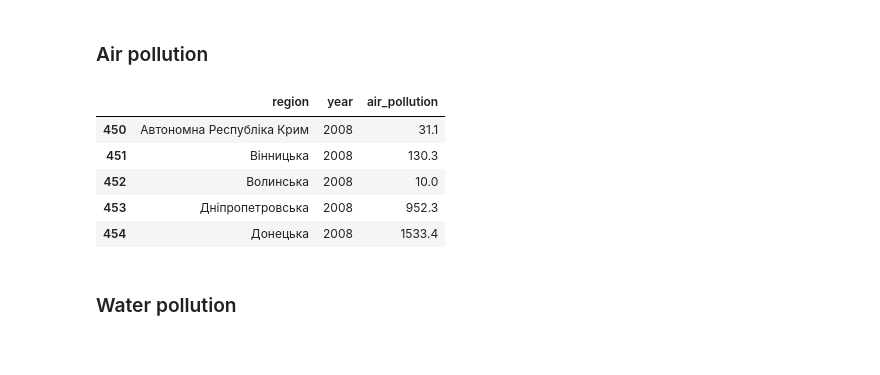
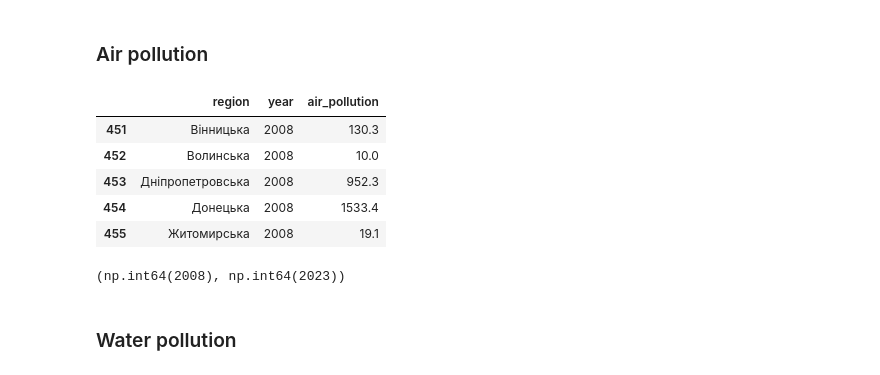
Before and after one commit to Zhukowych/cancer_incidence, a Jupyter notebook: final_dataset/merging.ipynb, the cells around one changed output. Cells and saved outputs as stored; diff of their text form; code cells hidden in the pictures.

```diff
--- a/final_dataset/merging.ipynb
+++ b/final_dataset/merging.ipynb
@@ -2,6 +3,9 @@
 import pandas as pd
 # %% [markdown]
 # Components
+# %%
+exclude_regions = ['Автономна pеспубліка Крим', 'м.Київ', 'м.Севастополь', 'АР Крим', 'Автономна Республіка Крим', 'Автономна \nРеспубліка Крим',
+                   'Автономна\r\n Республіка Крим', 'Севастополь', 'Київ']
 # %% [markdown]
 ### Incidence by region and age groups
 # %%
@@ -92,17 +103,24 @@ equipment_df.head()
 # %%
 air_pollution_df = pd.read_csv("air_polution.csv")
 air_pollution_df = air_pollution_df.rename(columns={'Region': 'region'})
 
 air_pollution_df = air_pollution_df[air_pollution_df['year'] >= 2008]
 air_pollution_df = air_pollution_df.drop(columns=["Unnamed: 0"])
+
+air_pollution_df = air_pollution_df[~air_pollution_df.region.isin(exclude_regions)]
+
 air_pollution_df.head()
 # %% [output]
 |  | region | year | air_pollution |
-| 450 | Автономна Республіка Крим | 2008 | 31.1 |
 | 451 | Вінницька | 2008 | 130.3 |
 | 452 | Волинська | 2008 | 10.0 |
 | 453 | Дніпропетровська | 2008 | 952.3 |
 | 454 | Донецька | 2008 | 1533.4 |
+| 455 | Житомирська | 2008 | 19.1 |
+# %%
+air_pollution_df.year.min(), air_pollution_df.year.max()
+# %% [output]
+(np.int64(2008), np.int64(2023))
 # %% [markdown]
 ### Water pollution
 # %%
```
Also changed, not shown: parts of 19 cells of this notebook, 7 other files.
